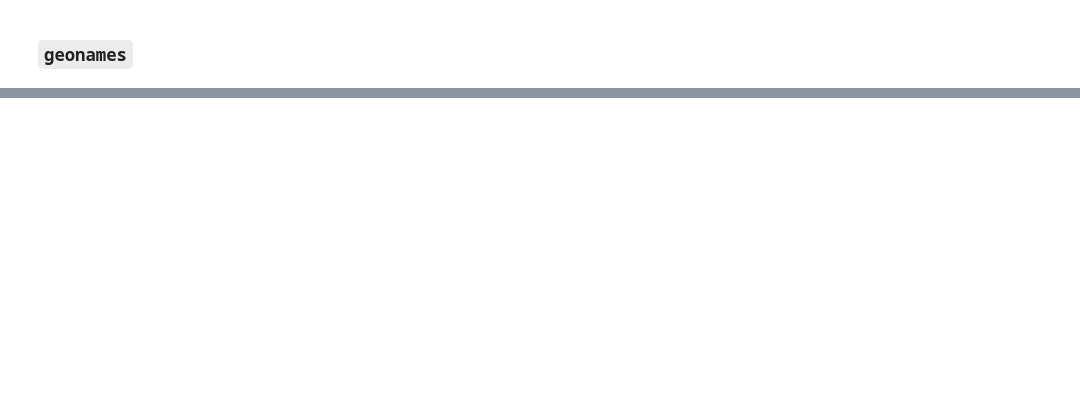
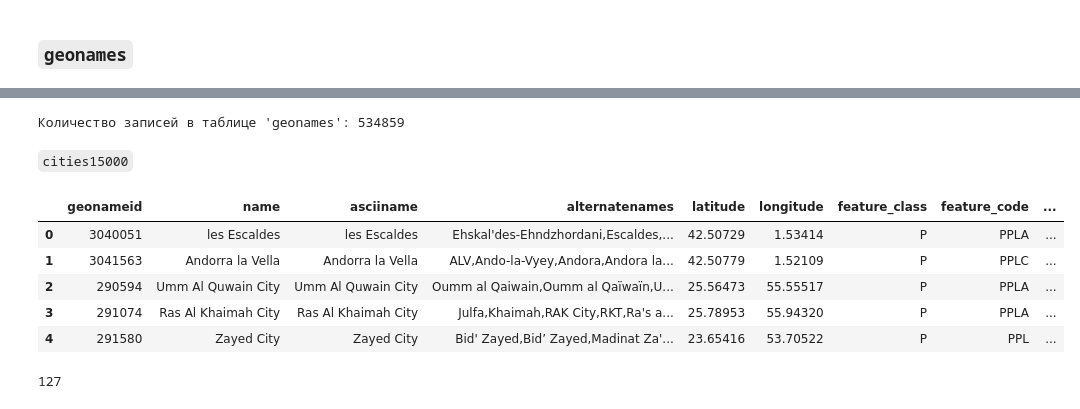
Before and after one commit to krairy/geonames, a Jupyter notebook: scripts/main.ipynb, the cells around one changed output, grey strips where cells are left out. Saved outputs shown, nothing was run; the diff lists cells and outputs as text; code cells hidden in the pictures; blank space fills up the shorter version.

```diff
--- a/scripts/main.ipynb
+++ b/scripts/main.ipynb
@@ -284,8 +343,11 @@ result = engine.execute(query)
 # %%
 # Формируем SQL-запрос для подсчёта количества записей
-query = select([func.count()]).select_from(geonames)
+# from sqlalchemy import func
+
+query = select(func.count()).select_from(geonames)
 
 # Выполняем запрос и выводим результат
-result = engine.execute(query)
-count = result.scalar()
+count = pd.read_sql_query(query, con=engine).values[0,0]
 print("Количество записей в таблице 'geonames':", count)
+# %% [output]
+Количество записей в таблице 'geonames': 534859
@@ -298,0 +354,23 @@ result.close()
+# %% [markdown]
+`cities15000`
+# %%
+column_names = [
+    'geonameid', 'name', 'asciiname', 'alternatenames', 'latitude', 'longitude',
+    'feature_class', 'feature_code', 'country_code', 'cc2', 'admin1_code',
+    'admin2_code', 'admin3_code', 'admin4_code', 'population', 'elevation',
+    'dem', 'timezone', 'modification_date'
+]
+
+data = pd.read_csv('../datasets/cities15000.txt', sep='\t', names=column_names, encoding='utf-8')
+data.head()
+# %% [output]
+|  | geonameid | name | asciiname | alternatenames | latitude | longitude | feature_class | feature_code | ... |
+| 0 | 3040051 | les Escaldes | les Escaldes | Ehskal'des-Ehndzhordani,Escaldes,... | 42.50729 | 1.53414 | P | PPLA | ... |
+| 1 | 3041563 | Andorra la Vella | Andorra la Vella | ALV,Ando-la-Vyey,Andora,Andora la... | 42.50779 | 1.52109 | P | PPLC | ... |
+| 2 | 290594 | Umm Al Quwain City | Umm Al Quwain City | Oumm al Qaiwain,Oumm al Qaïwaïn,U... | 25.56473 | 55.55517 | P | PPLA | ... |
+| 3 | 291074 | Ras Al Khaimah City | Ras Al Khaimah City | Julfa,Khaimah,RAK City,RKT,Ra's a... | 25.78953 | 55.94320 | P | PPLA | ... |
+| 4 | 291580 | Zayed City | Zayed City | Bid' Zayed,Bid’ Zayed,Madinat Za'... | 23.65416 | 53.70522 | P | PPL | ... |
+# %%
+data.to_sql('cities15000', con=engine, if_exists='append', index=False)
+# %% [output]
+127
```
Also changed, not shown: parts of 22 cells of this notebook.
